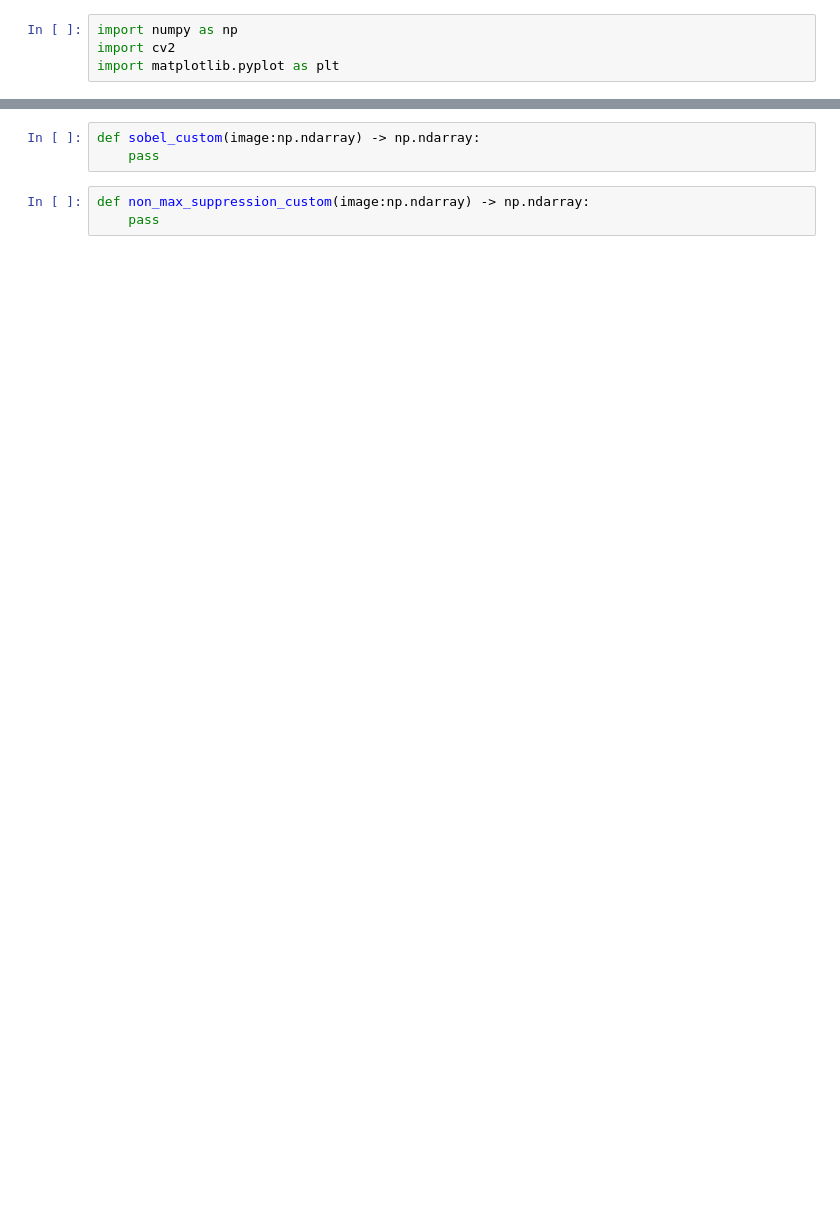
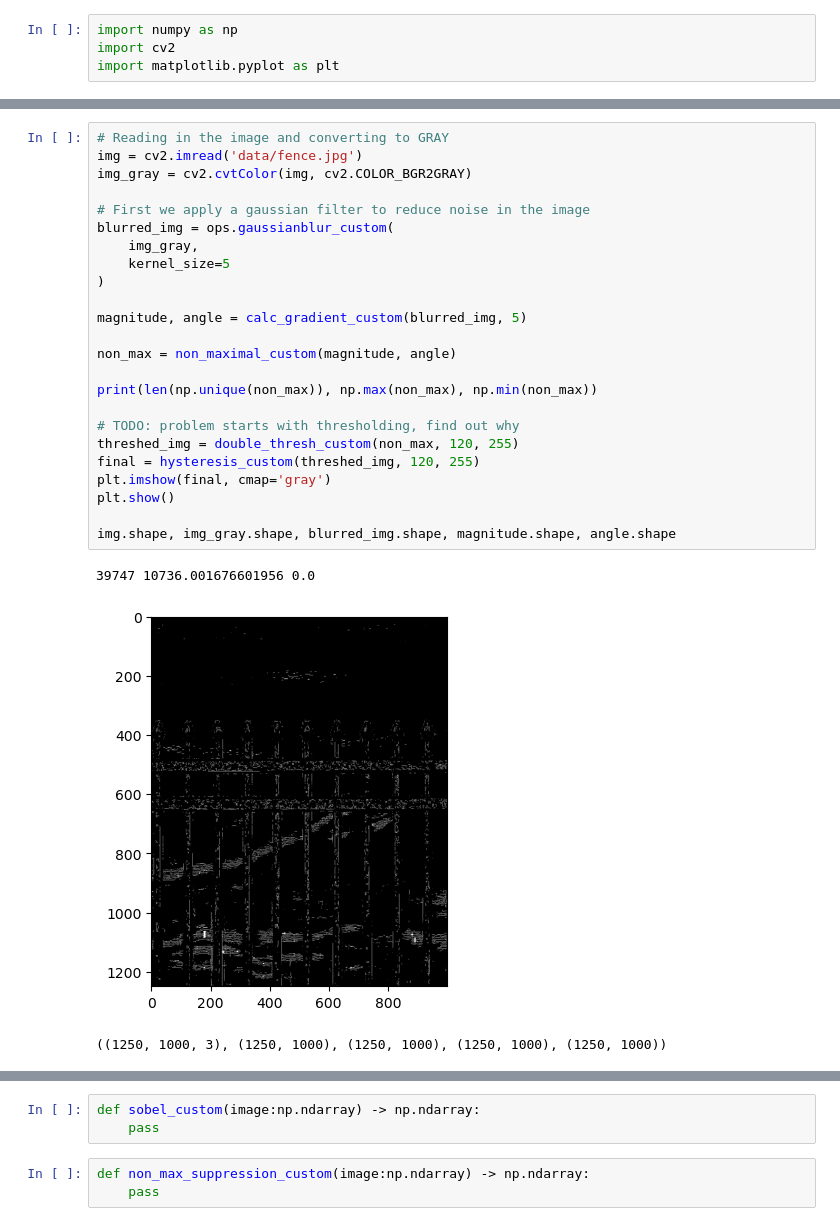
Before and after one commit to abdulahadbutt/CV701-Assignment2, a Jupyter notebook: main.ipynb, the cells around one changed output, grey strips where cells are left out. Cells and saved outputs as stored; diff of their text form; blank space fills up the shorter version.

Commit message:
finished with non-maximal-suppression

```diff
--- a/main.ipynb
+++ b/main.ipynb
@@ -7,0 +83,28 @@ def gaussianblur_custom(image:np.ndarray, kernel_size:int, sigma:float) -> np.nd
+# %%
+# Reading in the image and converting to GRAY
+img = cv2.imread('data/fence.jpg')
+img_gray = cv2.cvtColor(img, cv2.COLOR_BGR2GRAY)
+
+# First we apply a gaussian filter to reduce noise in the image
+blurred_img = ops.gaussianblur_custom(
+    img_gray,
+    kernel_size=5
+)
+
+magnitude, angle = calc_gradient_custom(blurred_img, 5)
+
+non_max = non_maximal_custom(magnitude, angle)
+
+print(len(np.unique(non_max)), np.max(non_max), np.min(non_max))
+
+# TODO: problem starts with thresholding, find out why
+threshed_img = double_thresh_custom(non_max, 120, 255)
+final = hysteresis_custom(threshed_img, 120, 255)
+plt.imshow(final, cmap='gray')
+plt.show()
+
+img.shape, img_gray.shape, blurred_img.shape, magnitude.shape, angle.shape
+# %% [output]
+39747 10736.001676601956 0.0
+[figure, added]
+((1250, 1000, 3), (1250, 1000), (1250, 1000), (1250, 1000), (1250, 1000))
```
Also changed, not shown: parts of 5 cells of this notebook, 2 other files.
